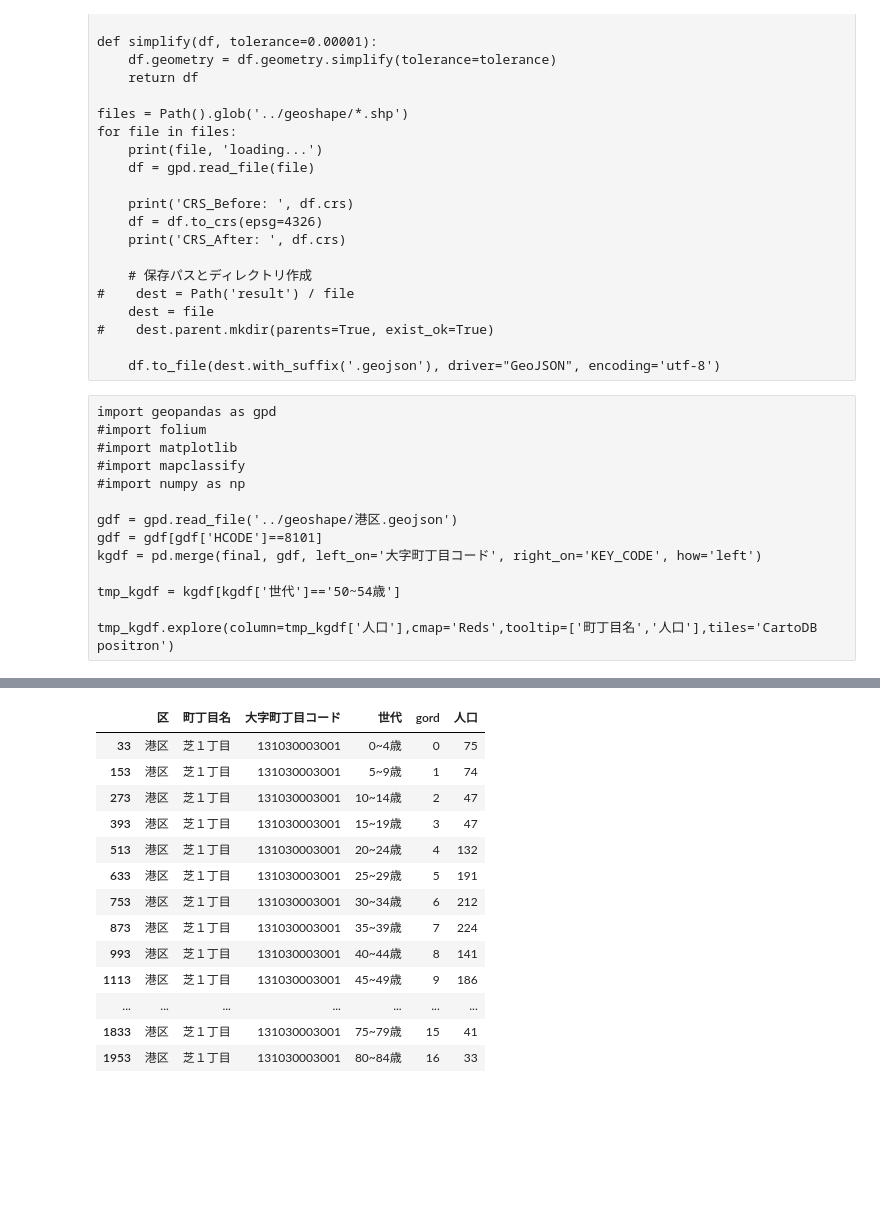
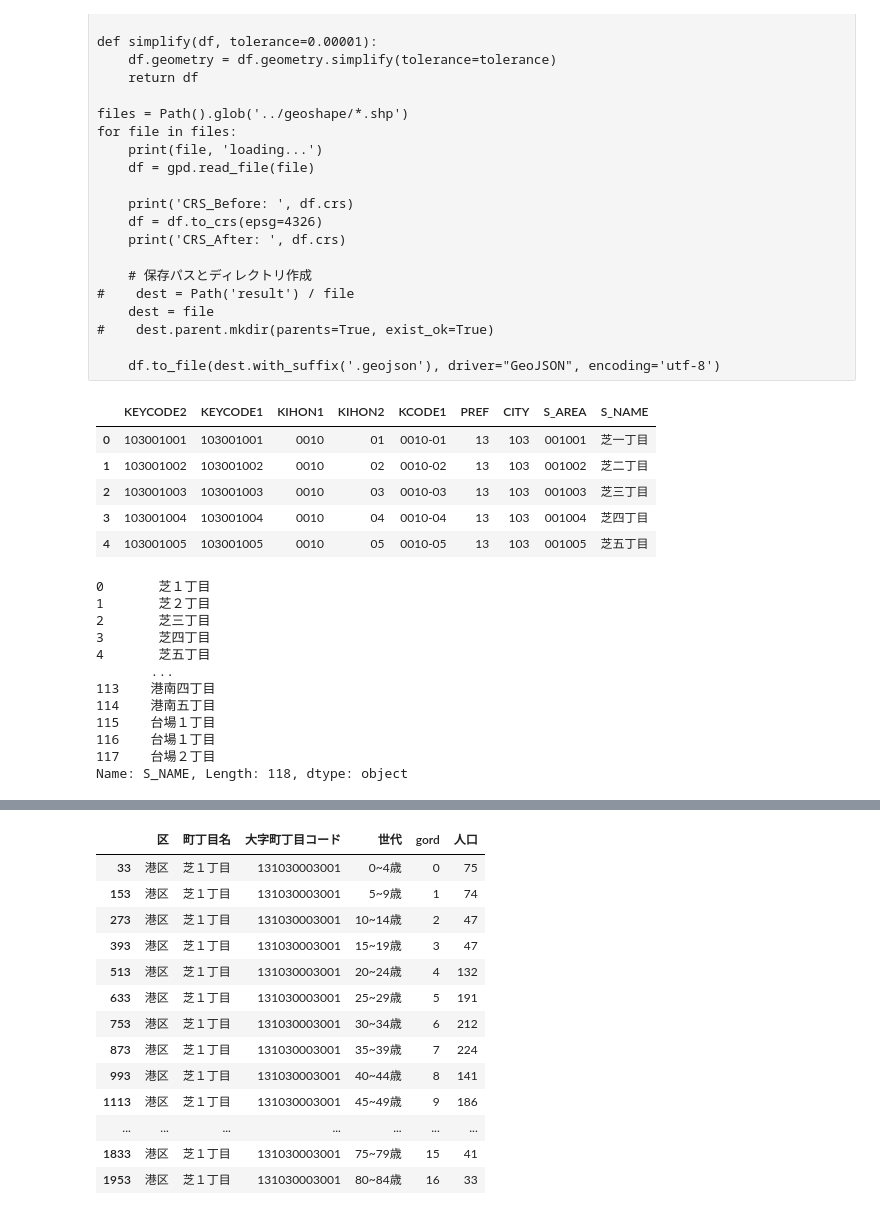
Before and after one commit to MasaoMori/Tokyo_Ward_Assembly_Election, a Jupyter notebook: jupyter/Population_age.ipynb, the cells around one changed output, grey strips where cells are left out. Drawn from its saved outputs; the diff is of its cells as text; code cells hidden in the pictures; blank space fills up the shorter version.

```diff
--- a/jupyter/Population_age.ipynb
+++ b/jupyter/Population_age.ipynb
@@ -436,17 +436,26 @@ for file in files:
 #    dest.parent.mkdir(parents=True, exist_ok=True)
 
     df.to_file(dest.with_suffix('.geojson'), driver="GeoJSON", encoding='utf-8')
-# %% [raw]
-import geopandas as gpd
-#import folium
-#import matplotlib
-#import mapclassify
-#import numpy as np
-
-gdf = gpd.read_file('../geoshape/港区.geojson')
-gdf = gdf[gdf['HCODE']==8101]
-kgdf = pd.merge(final, gdf, left_on='大字町丁目コード', right_on='KEY_CODE', how='left')
-
-tmp_kgdf = kgdf[kgdf['世代']=='50~54歳']
-
-tmp_kgdf.explore(column=tmp_kgdf['人口'],cmap='Reds',tooltip=['町丁目名','人口'],tiles='CartoDB positron')
+# %%
+import geopandas as gpd
+#import folium
+#import matplotlib
+#import mapclassify
+#import numpy as np
+
+gdf = gpd.read_file('../geoshape/港区.geojson')
+gdf = gdf[gdf['HCODE']==8101]
+kgdf = pd.merge(final, gdf, left_on='大字町丁目コード', right_on='KEY_CODE', how='left')
+
+tmp_kgdf = kgdf[kgdf['世代']=='50~54歳']
+
+#tmp_kgdf.explore(column=tmp_kgdf['人口'],cmap='Reds',tooltip=['町丁目名','人口'],tiles='CartoDB positron')
+# %%
+gdf[['KEYCODE2','KEYCODE1','KIHON1','KIHON2','KCODE1','PREF','CITY','S_AREA','S_NAME']].head()
+# %% [output]
+|  | KEYCODE2 | KEYCODE1 | KIHON1 | KIHON2 | KCODE1 | PREF | CITY | S_AREA | S_NAME |
+| 0 | 103001001 | 103001001 | 0010 | 01 | 0010-01 | 13 | 103 | 001001 | 芝一丁目 |
+| 1 | 103001002 | 103001002 | 0010 | 02 | 0010-02 | 13 | 103 | 001002 | 芝二丁目 |
+| 2 | 103001003 | 103001003 | 0010 | 03 | 0010-03 | 13 | 103 | 001003 | 芝三丁目 |
+| 3 | 103001004 | 103001004 | 0010 | 04 | 0010-04 | 13 | 103 | 001004 | 芝四丁目 |
+| 4 | 103001005 | 103001005 | 0010 | 05 | 0010-05 | 13 | 103 | 001005 | 芝五丁目 |
@@ -453,3 +471,18 @@ tmp_kgdf.explore(column=tmp_kgdf['人口'],cmap='Reds',tooltip=['町丁目名','
+# %%
+gdf['S_NAME']
+# %% [output]
+0       芝１丁目
+1       芝２丁目
+2       芝三丁目
+3       芝四丁目
+4       芝五丁目
+       ...
+113    港南四丁目
+114    港南五丁目
+115    台場１丁目
+116    台場１丁目
+117    台場２丁目
+Name: S_NAME, Length: 118, dtype: object
 # %%
 #gdf[(gdf['CITY_NAME']=='港区') and (gdf['S_NAME']=='芝一丁目')]
 gdf[(gdf['S_NAME']=='芝一丁目')]
```
Also changed, not shown: parts of 4 cells of this notebook.
